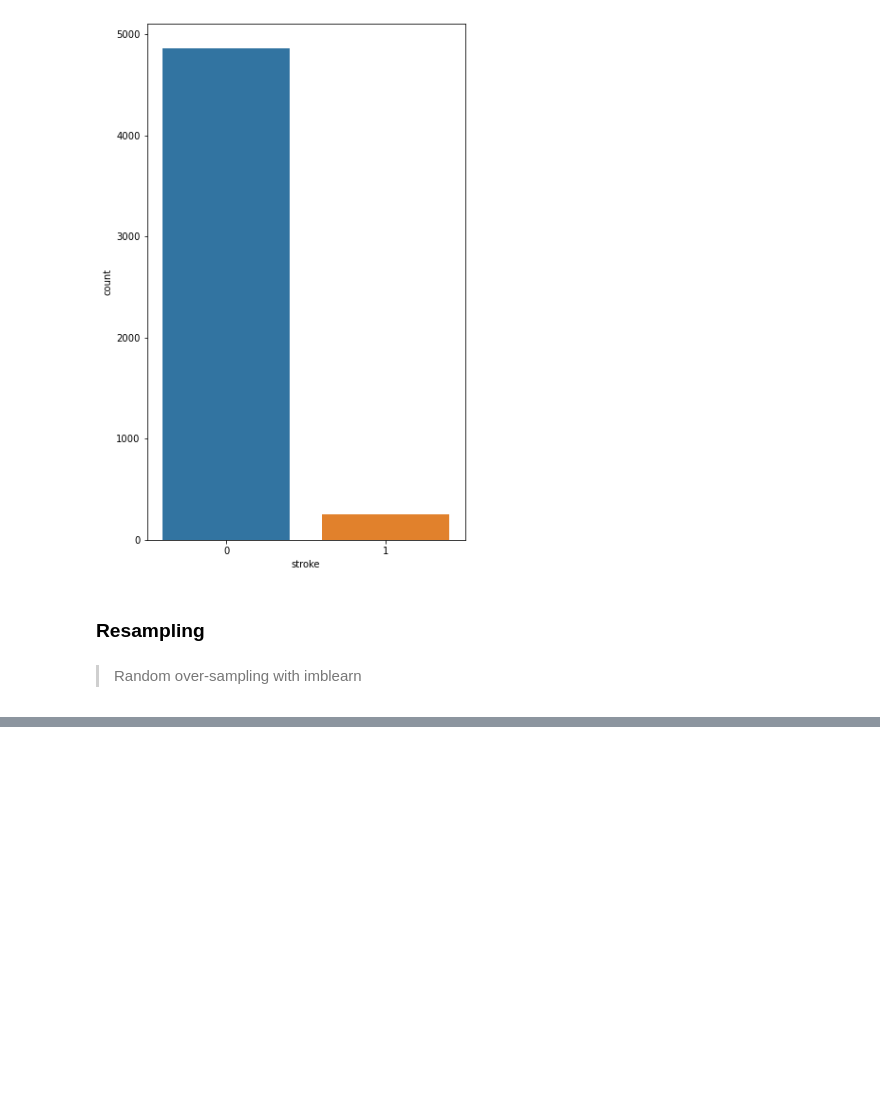
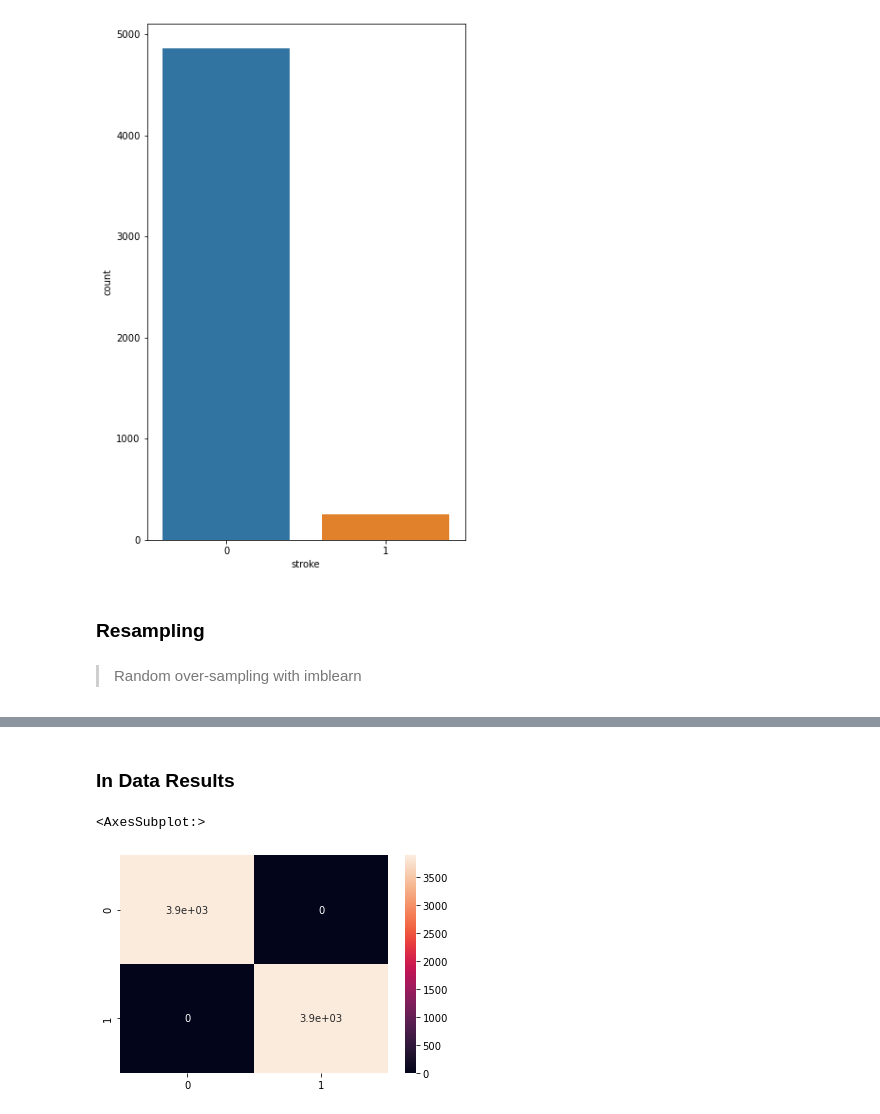
Before and after one commit to tmKamal/ml-stroke-prediction-model, a Jupyter notebook: prediction_model.ipynb, the cells around one changed output, grey strips where cells are left out. Saved outputs shown, nothing was run; the diff lists cells and outputs as text; code cells hidden in the pictures; blank space fills up the shorter version.

```diff
--- a/prediction_model.ipynb
+++ b/prediction_model.ipynb
@@ -197,0 +308,14 @@ plt.show()
+# %%
+random_forest_classifier = RandomForestClassifier(n_estimators=195,criterion='entropy')
+random_forest_classifier.fit(X_train,Y_train)
+# %% [markdown]
+### In Data Results
+# %%
+y_predict_train = random_forest_classifier.predict(X_train)
+# %%
+cm = confusion_matrix(Y_train,y_predict_train)
+# %%
+sns.heatmap(cm, annot=True)
+# %% [output]
+<AxesSubplot:>
+[figure, added]
```
Also changed, not shown: parts of 34 cells of this notebook.
